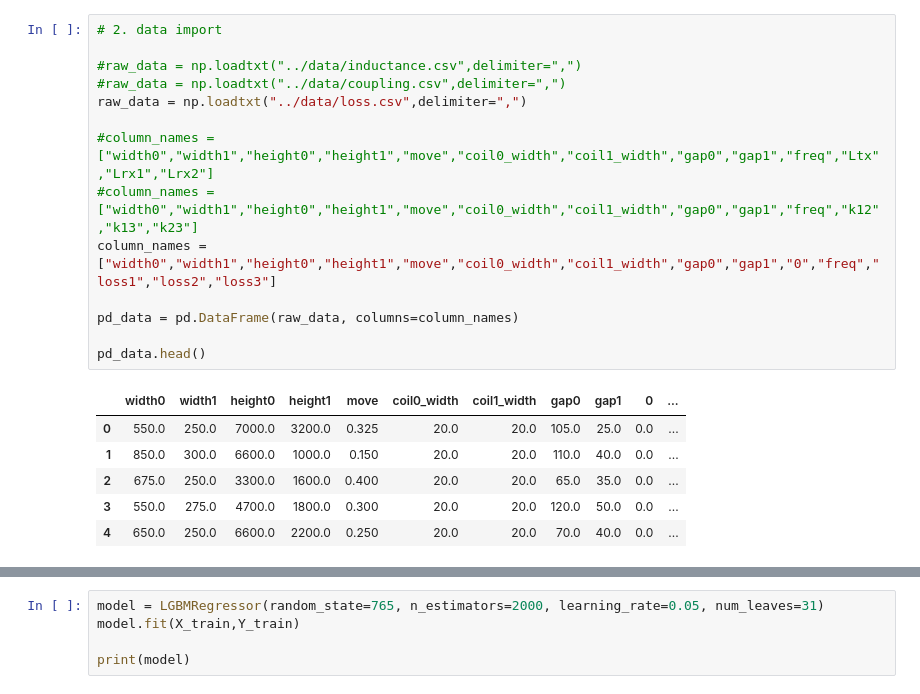
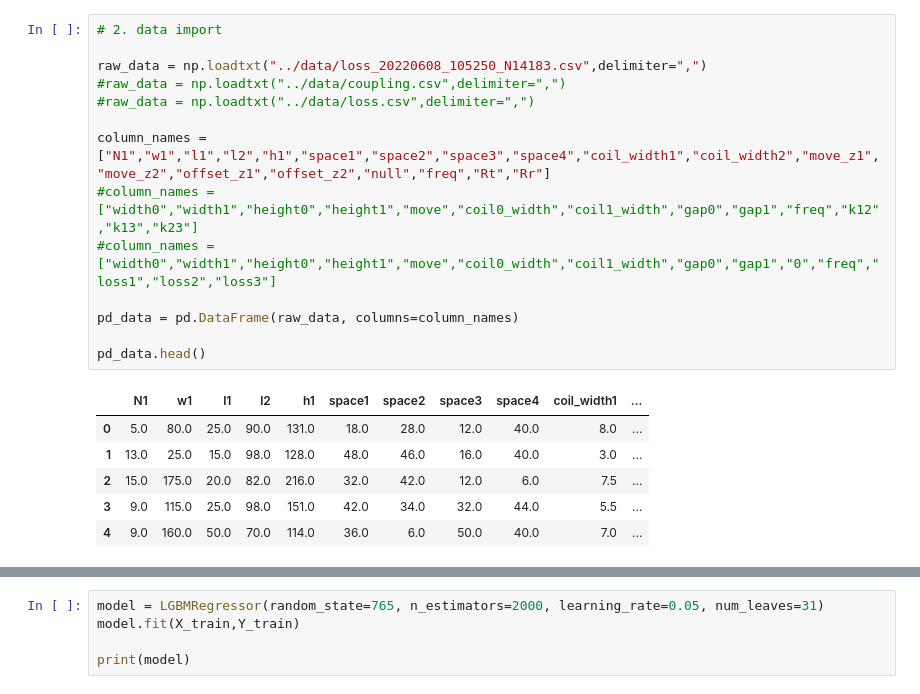
Before and after one commit to Schwalbe262/ML_MFT, a Jupyter notebook: core_type/solid_model/learning/ML_loss.ipynb, the cells around one changed output, grey strips where cells are left out. Drawn from its saved outputs; the diff is of its cells as text.

```diff
--- a/core_type/solid_model/learning/ML_loss.ipynb
+++ b/core_type/solid_model/learning/ML_loss.ipynb
@@ -29,24 +40,24 @@ pd.options.display.max_seq_items = None
 # %%
 # 2. data import
 
-#raw_data = np.loadtxt("../data/inductance.csv",delimiter=",")
+raw_data = np.loadtxt("../data/loss_20220608_105250_N14183.csv",delimiter=",")
 #raw_data = np.loadtxt("../data/coupling.csv",delimiter=",")
-raw_data = np.loadtxt("../data/loss.csv",delimiter=",")
+#raw_data = np.loadtxt("../data/loss.csv",delimiter=",")
 
-#column_names = ["width0","width1","height0","height1","move","coil0_width","coil1_width","gap0","gap1","freq","Ltx","Lrx1","Lrx2"]
+column_names = ["N1","w1","l1","l2","h1","space1","space2","space3","space4","coil_width1","coil_width2","move_z1","move_z2","offset_z1","offset_z2","null","freq","Rt","Rr"]
 #column_names = ["width0","width1","height0","height1","move","coil0_width","coil1_width","gap0","gap1","freq","k12","k13","k23"]
-column_names = ["width0","width1","height0","height1","move","coil0_width","coil1_width","gap0","gap1","0","freq","loss1","loss2","loss3"]
+#column_names = ["width0","width1","height0","height1","move","coil0_width","coil1_width","gap0","gap1","0","freq","loss1","loss2","loss3"]
 
 pd_data = pd.DataFrame(raw_data, columns=column_names)
 
 pd_data.head()
 # %% [output]
-|  | width0 | width1 | height0 | height1 | move | coil0_width | coil1_width | gap0 | gap1 | 0 | ... |
-| 0 | 550.0 | 250.0 | 7000.0 | 3200.0 | 0.325 | 20.0 | 20.0 | 105.0 | 25.0 | 0.0 | ... |
-| 1 | 850.0 | 300.0 | 6600.0 | 1000.0 | 0.150 | 20.0 | 20.0 | 110.0 | 40.0 | 0.0 | ... |
-| 2 | 675.0 | 250.0 | 3300.0 | 1600.0 | 0.400 | 20.0 | 20.0 | 65.0 | 35.0 | 0.0 | ... |
-| 3 | 550.0 | 275.0 | 4700.0 | 1800.0 | 0.300 | 20.0 | 20.0 | 120.0 | 50.0 | 0.0 | ... |
-| 4 | 650.0 | 250.0 | 6600.0 | 2200.0 | 0.250 | 20.0 | 20.0 | 70.0 | 40.0 | 0.0 | ... |
+|  | N1 | w1 | l1 | l2 | h1 | space1 | space2 | space3 | space4 | coil_width1 | ... |
+| 0 | 5.0 | 80.0 | 25.0 | 90.0 | 131.0 | 18.0 | 28.0 | 12.0 | 40.0 | 8.0 | ... |
+| 1 | 13.0 | 25.0 | 15.0 | 98.0 | 128.0 | 48.0 | 46.0 | 16.0 | 40.0 | 3.0 | ... |
+| 2 | 15.0 | 175.0 | 20.0 | 82.0 | 216.0 | 32.0 | 42.0 | 12.0 | 6.0 | 7.5 | ... |
+| 3 | 9.0 | 115.0 | 25.0 | 98.0 | 151.0 | 42.0 | 34.0 | 32.0 | 44.0 | 5.5 | ... |
+| 4 | 9.0 | 160.0 | 50.0 | 70.0 | 114.0 | 36.0 | 6.0 | 50.0 | 40.0 | 7.0 | ... |
 # %%
 # 4. check outlier
 
```
Also changed, not shown: parts of 18 cells of this notebook, 19 other files.
